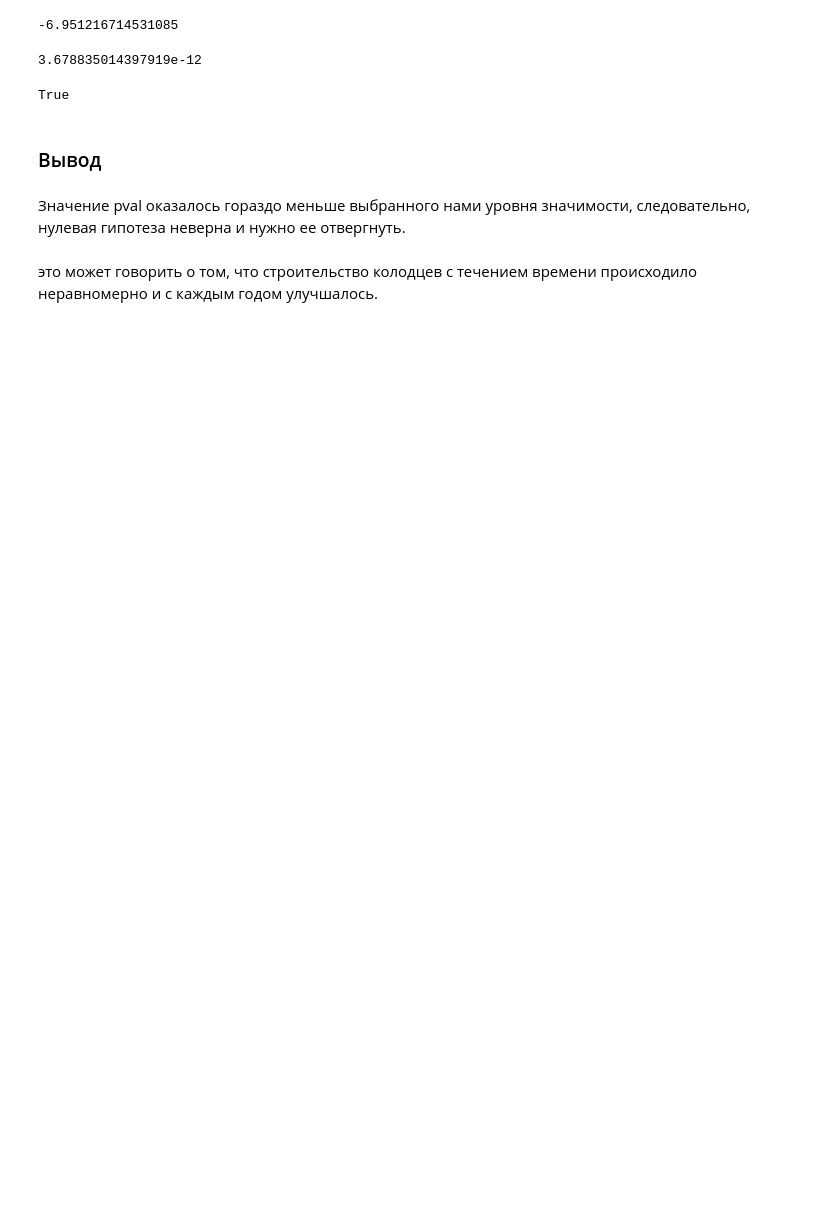
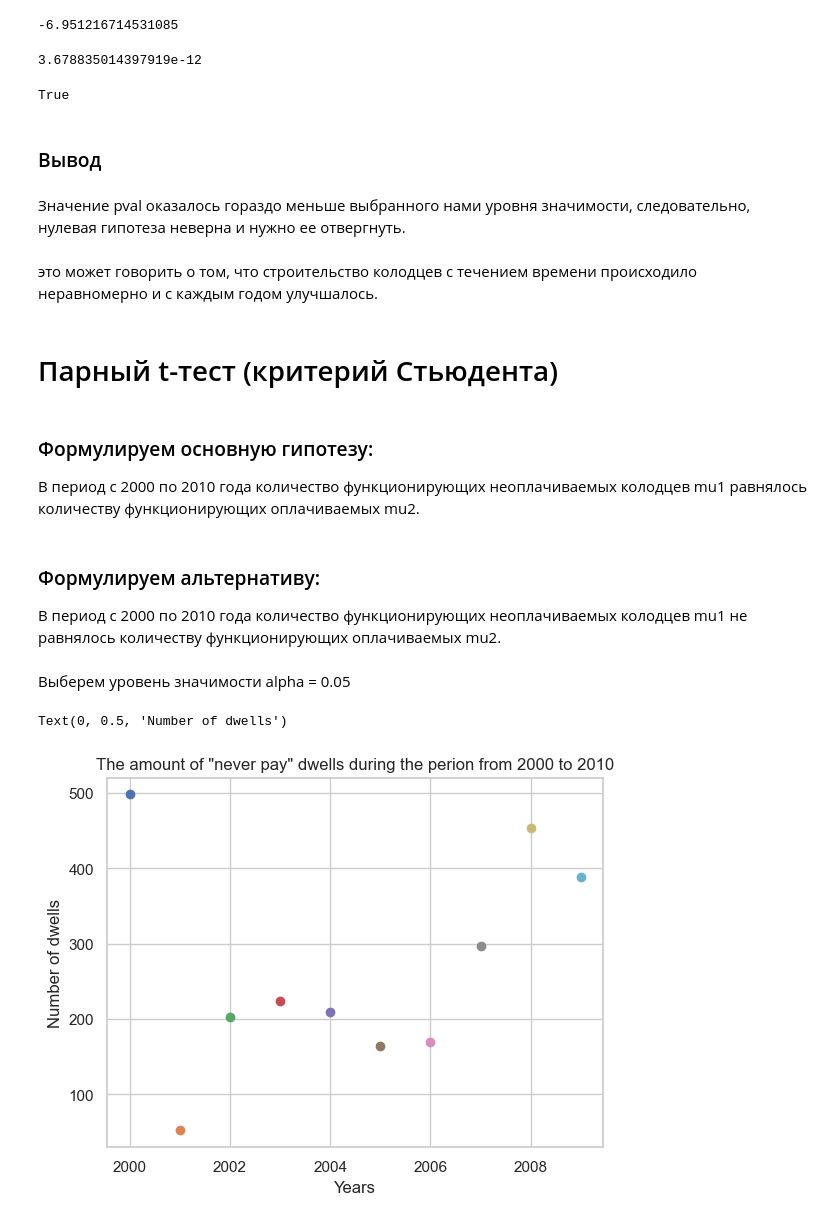
Before and after one commit to nolongerlaugh/BDA-project-Pump-it-Up, a Jupyter notebook: report.ipynb, the cells around one changed output. Drawn from its saved outputs; the diff is of its cells as text; code cells hidden in the pictures; blank space fills up the shorter version.

```diff
--- a/report.ipynb
+++ b/report.ipynb
@@ -448,3 +452,23 @@ True
 Значение pval оказалось гораздо меньше выбранного нами уровня значимости, следовательно, нулевая гипотеза неверна и нужно ее отвергнуть.
 # %% [markdown]
 это может говорить о том, что строительство колодцев с течением времени происходило неравномерно и с каждым годом улучшалось.
+# %% [markdown]
+# Парный t-тест (критерий Стьюдента)
+# %% [markdown]
+### Формулируем основную гипотезу:
+В период с 2000 по 2010 года количество функционирующих неоплачиваемых колодцев mu1 равнялось количеству функционирующих оплачиваемых mu2.
+# %% [markdown]
+### Формулируем альтернативу:
+В период с 2000 по 2010 года количество функционирующих  неоплачиваемых колодцев mu1 не равнялось количеству функционирующих  оплачиваемых mu2.
+# %% [markdown]
+Выберем уровень значимости alpha = 0.05
+# %%
+plt.figure()
+for year in range(2000,2010,1):
+    plt.scatter(year, len(df[(df.payment_type == 'never pay') & (df.construction_year == year) &(df.status_group == 'functional')]))
+plt.title('The amount of "never pay" dwells during the perion from 2000 to 2010')
+plt.xlabel('Years')
+plt.ylabel('Number of dwells')
+# %% [output]
+Text(0, 0.5, 'Number of dwells')
+[figure, added]
```
Also changed, not shown: parts of 10 cells of this notebook.
